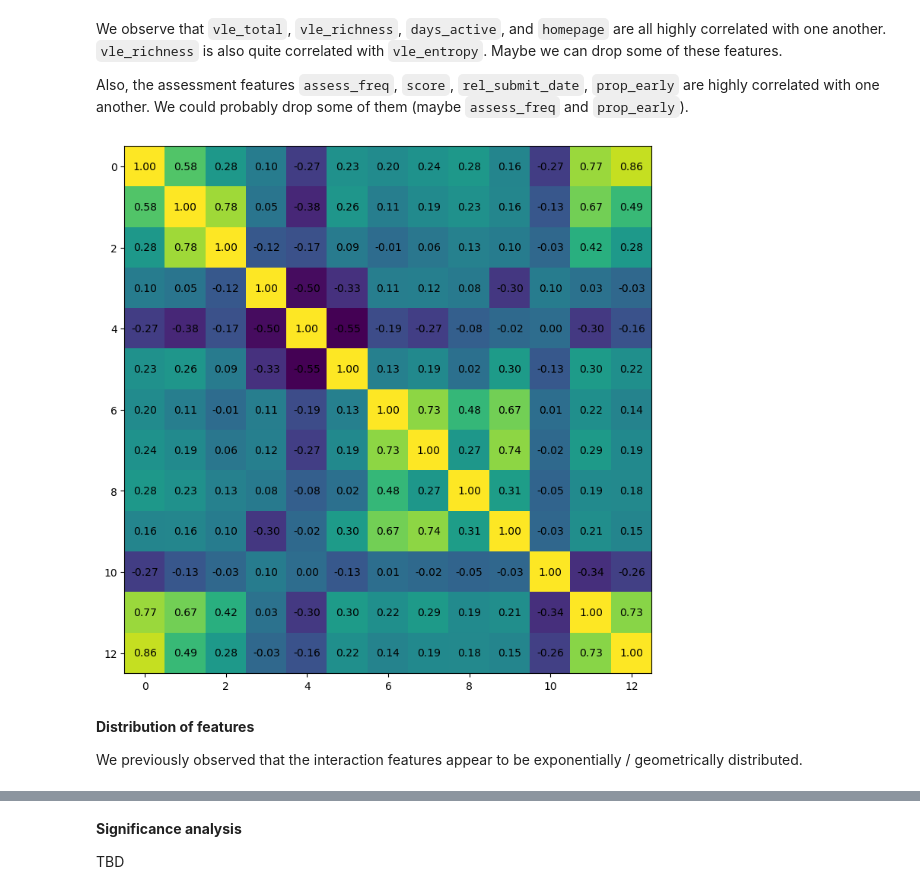
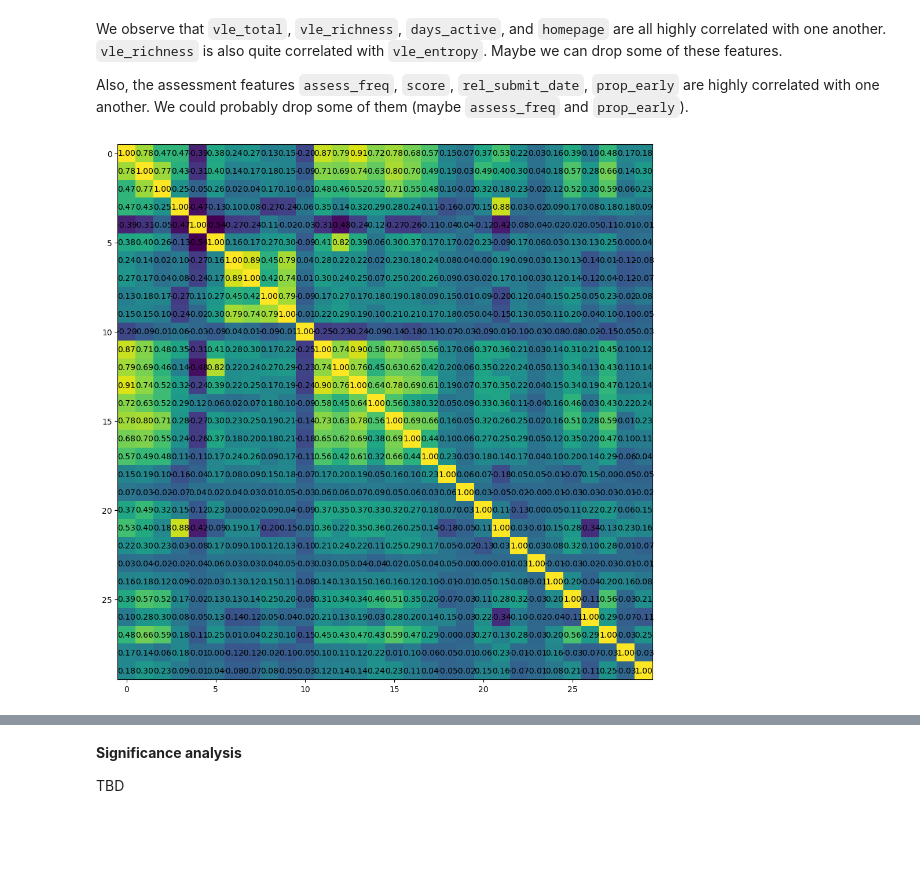
Before and after one commit to Erdos-Projects/fall-2025-risk-factors-in-online-courses, a Jupyter notebook: MOULAD EDA.ipynb, the cells around one changed output, grey strips where cells are left out. Saved outputs shown, nothing was run; the diff lists cells and outputs as text; code cells hidden in the pictures; blank space fills up the shorter version.

```diff
--- a/MOULAD EDA.ipynb
+++ b/MOULAD EDA.ipynb
@@ -163,3 +219,11 @@ for (j,i), label in np.ndenumerate(corrs):
     plt.text(i,j, f"{label:.2f}", ha='center', va='center', color='black')
 # %% [output]
 [figure]
+# %%
+corrs = df3w_vle[vle_feats].corr(method='pearson')
+
+plt.figure(figsize=(9,9))
+plt.imshow(corrs, cmap='viridis')
+
+for (j,i), label in np.ndenumerate(corrs):
+    plt.text(i,j, f"{label:.2f}", ha='center', va='center', color='black')
@@ -326,16 +397,12 @@ We observe that `vle_total`, `vle_richness`, `days_active`, and `homepage` are a
 
 Also, the assessment features `assess_freq`, `score`, `rel_submit_date`, `prop_early` are highly correlated with one another. We could probably drop some of them (maybe `assess_freq` and `prop_early`).
 # %%
-corrs = df3w[list(engineered_feats)+['homepage']].corr(method='pearson')
+corrs = df3w[list(engineered_feats)+list(vle_feats_n)].corr(method='spearman')
 
-plt.figure(figsize=(9,9))
+plt.figure(figsize=(12,12))
 plt.imshow(corrs, cmap='viridis')
 
 for (j,i), label in np.ndenumerate(corrs):
     plt.text(i,j, f"{label:.2f}", ha='center', va='center', color='black')
 # %% [output]
-[figure, old version]
+[figure, new version]
-# %% [markdown]
-**Distribution of features**
-
-We previously observed that the interaction features appear to be exponentially / geometrically distributed.
```
Also changed, not shown: parts of 72 cells of this notebook.
